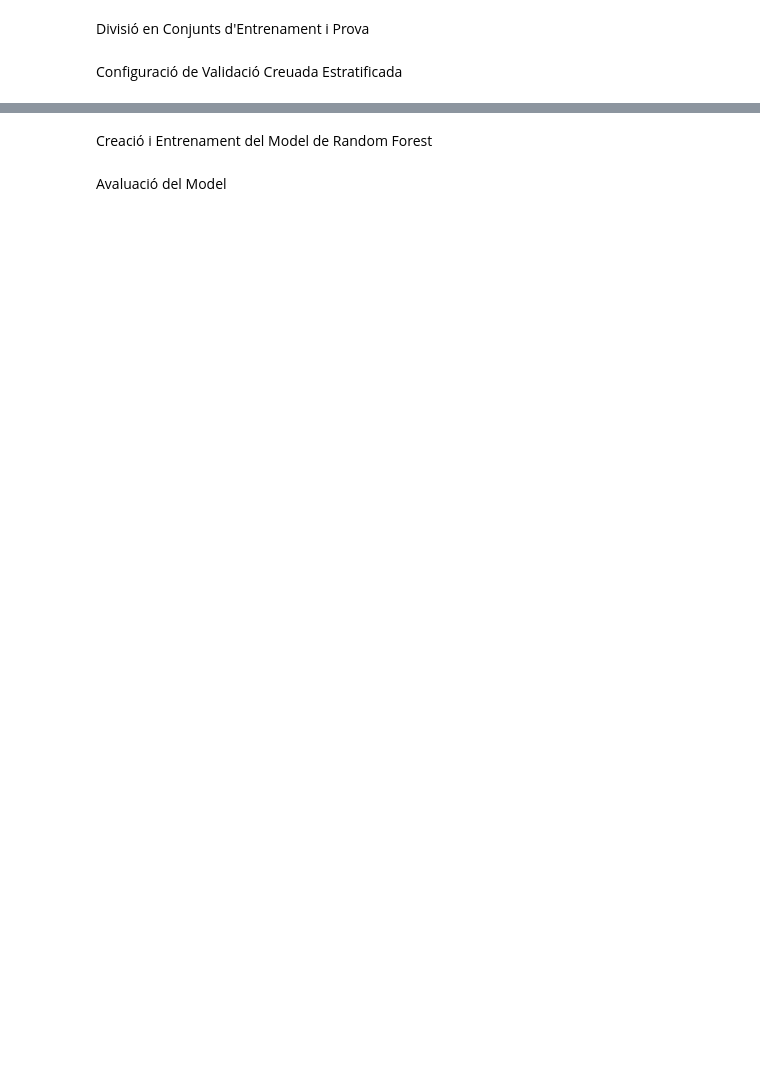
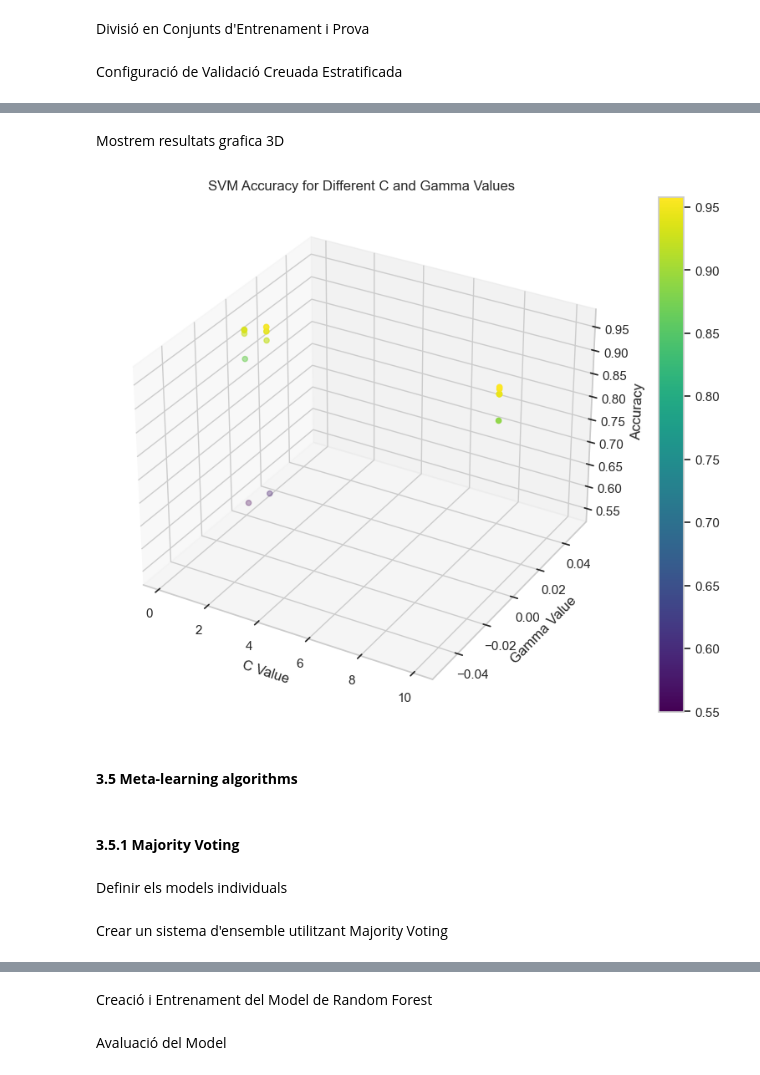
Before and after one commit to ericfly02/MIDA-project, a Jupyter notebook: phishing.ipynb, the cells around one changed output, grey strips where cells are left out. Cells and saved outputs as stored; diff of their text form; code cells hidden in the pictures; blank space fills up the shorter version.

```diff
--- a/phishing.ipynb
+++ b/phishing.ipynb
@@ -361,0 +713,38 @@ skf = StratifiedKFold(n_splits=10, shuffle=True, random_state=42)
+# %% [markdown]
+Mostrem resultats grafica 3D
+# %%
+results = grid_search.cv_results_
+C_values = results['param_C']
+gamma_values = results['param_gamma']
+scores = results['mean_test_score']
+
+# Assegura't que C_values i gamma_values siguin numèrics
+C_numeric = [float(c) for c in C_values]
+gamma_numeric = [float(g) if g != 'scale' and g != 'auto' else 0 for g in gamma_values]  # Suposem 0 per a 'scale' i 'auto'
+
+# Crear la figura i l'eix 3D
+fig = plt.figure(figsize=(12, 8))
+ax = fig.add_subplot(111, projection='3d')
+
+# Crear un gràfic de dispersió 3D
+scat = ax.scatter(C_numeric, gamma_numeric, scores, c=scores, cmap='viridis')
+
+# Afegir títol i etiquetes
+ax.set_title('SVM Accuracy for Different C and Gamma Values')
+ax.set_xlabel('C Value')
+ax.set_ylabel('Gamma Value')
+ax.set_zlabel('Accuracy')
+
+# Afegir una barra de color
+plt.colorbar(scat)
+
+# Mostrar la gràfica
+plt.show()
+# %% [output]
+[figure, added]
+# %% [markdown]
+#### <b>3.5 Meta-learning algorithms</b>
+# %% [markdown]
+#### <b>3.5.1 Majority Voting</b>
+# %% [markdown]
+Definir els models individuals
@@ -361,0 +755,2 @@ skf = StratifiedKFold(n_splits=10, shuffle=True, random_state=42)
+# %% [markdown]
+Crear un sistema d'ensemble utilitzant Majority Voting
```
Also changed, not shown: parts of 89 cells of this notebook, 4 other files.
